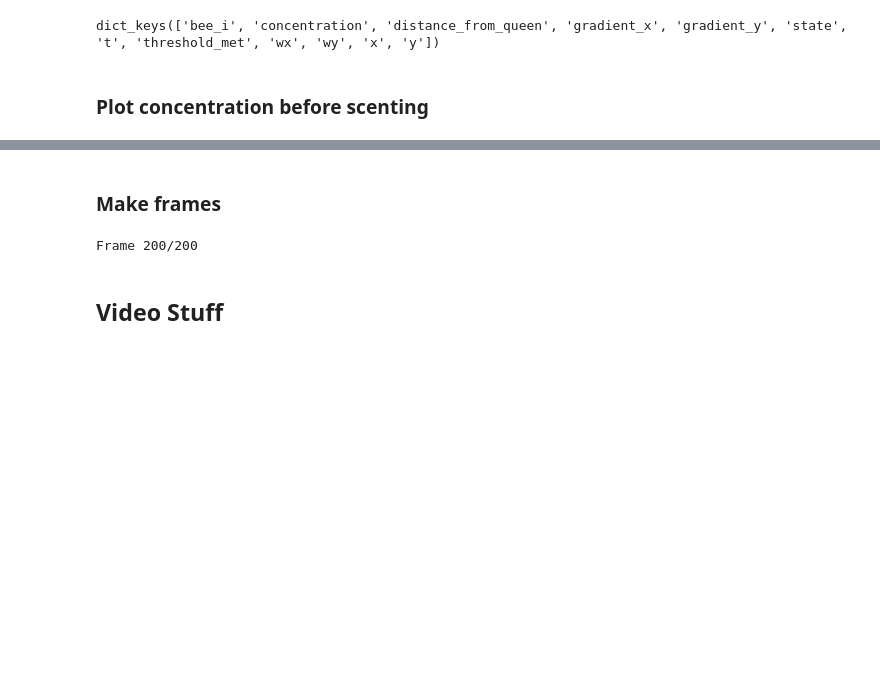
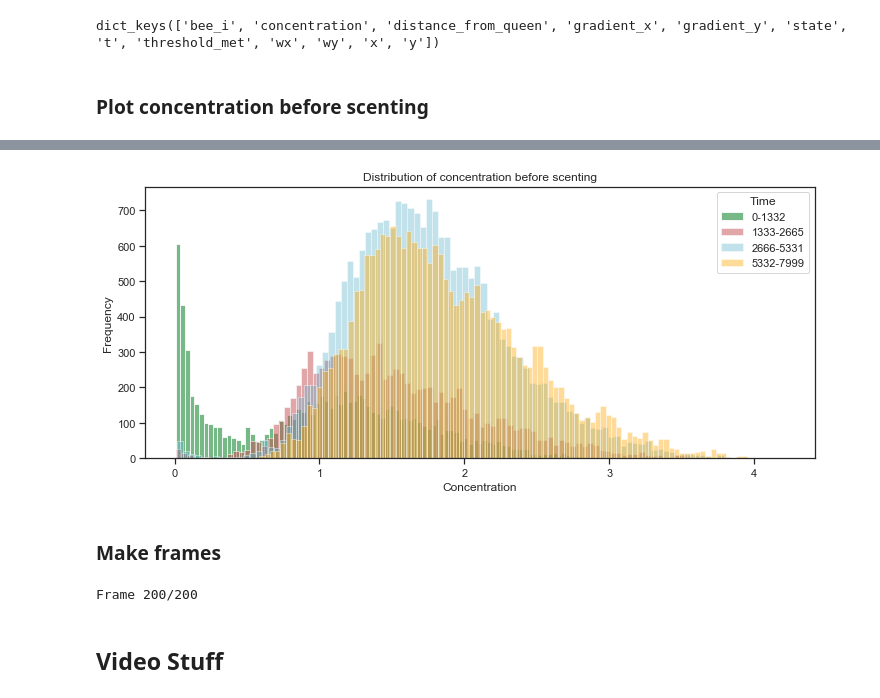
Before and after one commit to dieumynguyen/bee_communication_v2, a Jupyter notebook: ipynb/MovieMaker.ipynb, the cells around one changed output, grey strips where cells are left out. Drawn from its saved outputs; the diff is of its cells as text; code cells hidden in the pictures; blank space fills up the shorter version.

```diff
--- a/ipynb/MovieMaker.ipynb
+++ b/ipynb/MovieMaker.ipynb
@@ -69,7 +69,8 @@ def read_config(base_exp_dir):
             cfg_opts[key] = val
     return cfg_opts
 # %%
-base_exp_dir = "experiments/Q0.15_W0.15_D0.6_T0.01000_wb5.0_decay18.0_seed0"
+# base_exp_dir = "../script/experiments/experiment_2__2019-02-18_20-03-02/Q0.15_W0.15_D0.6_T0.0100_wb5.0_decay18.0_seed0"
+base_exp_dir = "forConcentration_Q0.15_W0.15_D0.6_T0.0250_wb5.0_decay18.0_seed24"
 os.path.exists(base_exp_dir)
 # %% [output]
 True
@@ -78,7 +79,7 @@ script_config = read_config(base_exp_dir)
 # %% [markdown]
 ### Read h5 data & visualization
 # %%
-ipynb_dev_config = True
+ipynb_dev_config = False
 # %%
 if not ipynb_dev_config:
     env_path = os.path.join(base_exp_dir, "envir_hist.h5")
@@ -182,3 +137,94 @@ len(concentrations)
+# %%
+sns.set(style="ticks")
+time = len(bees[0]['state'])
+time_array = np.arange(0, time)
+div = int(len(time_array) / 3)
+time_1 = time_array[0:div]
+time_1a = time_1[:len(time_1)//2]
+time_1b = time_1[time_1a[-1]+1:len(time_1a)*2]
+time_2 = time_array[div:div*2]
+time_3 = time_array[div*2:]
+
+before_scenting_only = True
+
+concentrations_1a = []
+concentrations_1b = []
+concentrations_2 = []
+concentrations_3 = []
+
+for bee_i, bee in enumerate(bees):
+    single_bee = bees[bee_i]
+
+    for t in time_1a:
+        state = single_bee['state'][t]
+        threshold_met = single_bee['threshold_met'][t]
+
+        if before_scenting_only:
+            if state == 1:
+                concentration = single_bee['concentration'][t-1]
+                concentrations_1a.append(concentration)
+        else:
+            if state == 1 or state == 3:
+                concentration = single_bee['concentration'][t-1]
+                concentrations_1a.append(concentration)
+
+    for t in time_1b:
+        state = single_bee['state'][t]
+        threshold_met = single_bee['threshold_met'][t]
+
+        if before_scenting_only:
+            if state == 1:
+                concentration = single_bee['concentration'][t-1]
+                concentrations_1b.append(concentration)
+        else:
+            if state == 1 or state == 3:
+                concentration = single_bee['concentration'][t-1]
+                concentrations_1b.append(concentration)
+
+    for t in time_2:
+        state = single_bee['state'][t]
+        threshold_met = single_bee['threshold_met'][t]
+
+        if before_scenting_only:
+            if state == 1:
+                concentration = single_bee['concentration'][t-1]
+                concentrations_2.append(concentration)
+        else:
+            if state == 1 or state == 3:
+                concentration = single_bee['concentration'][t-1]
+                concentrations_2.append(concentration)
+
+    for t in time_3:
+        state = single_bee['state'][t]
+        threshold_met = single_bee['threshold_met'][t]
+
+        if before_scenting_only:
+            if state == 1:
+                concentration = single_bee['concentration'][t-1]
+                concentrations_3.append(concentration)
+        else:
+            if state == 1 or state == 3:
+                concentration = single_bee['concentration'][t-1]
+                concentrations_3.append(concentration)
+
+plt.figure(figsize=(12, 5))
+plt.hist(concentrations_1a, color="g", alpha=0.8, bins=100, label=f"0-{time_1a[-1]}")
+plt.hist(concentrations_1b, color="r", alpha=0.5, bins=100, label=f"{time_1b[0]}-{time_1b[-1]}")
+plt.hist(concentrations_2, color="c", alpha=0.4, bins=100, label=f"{time_2[0]}-{time_2[-1]}")
+plt.hist(concentrations_3, color="orange", alpha=0.4, bins=100, label=f"{time_3[0]}-{time_3[-1]}")
+plt.xlabel("Concentration")
+plt.ylabel("Frequency")
+plt.legend(title="Time")
+# plt.ylim(0, 650)
+if before_scenting_only:
+    plt.title(f'Distribution of concentration before scenting')
+    plt.savefig(f'worker_concentration/before_scenting_{base_exp_dir}.png')
+else:
+    plt.title(f'Distribution of concentration before scenting OR directed walk')
+    plt.savefig(f'worker_concentration/before_scenting_or_directed_{base_exp_dir}.png')
+plt.show()
+# %% [output]
+[figure, added]
 # %% [markdown]
 ### Make frames
 # %%
```
Also changed, not shown: parts of 5 cells of this notebook, 5 other files.
